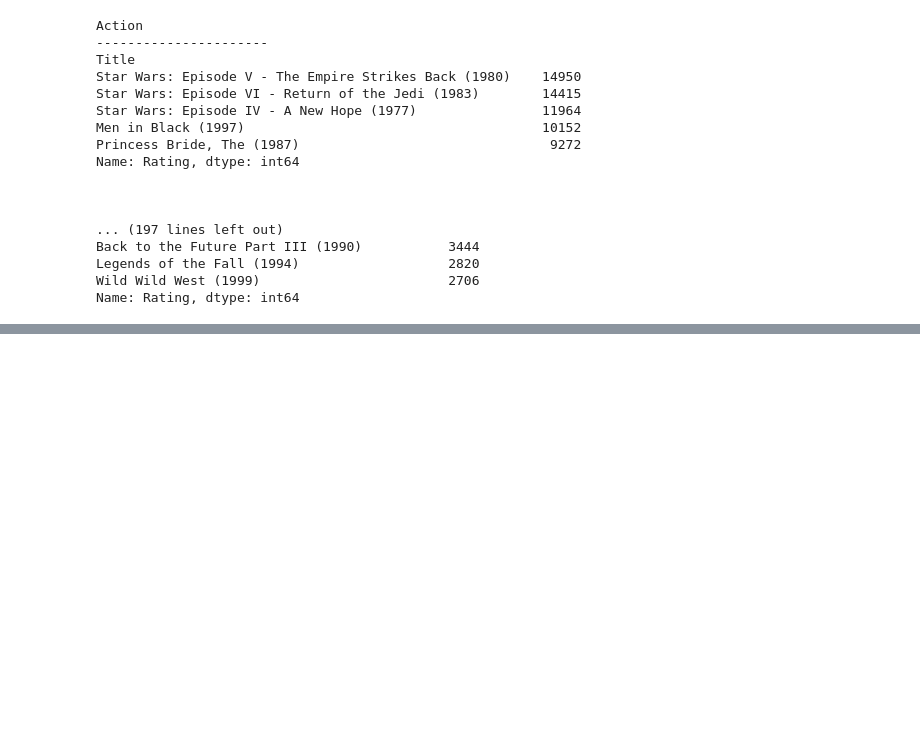
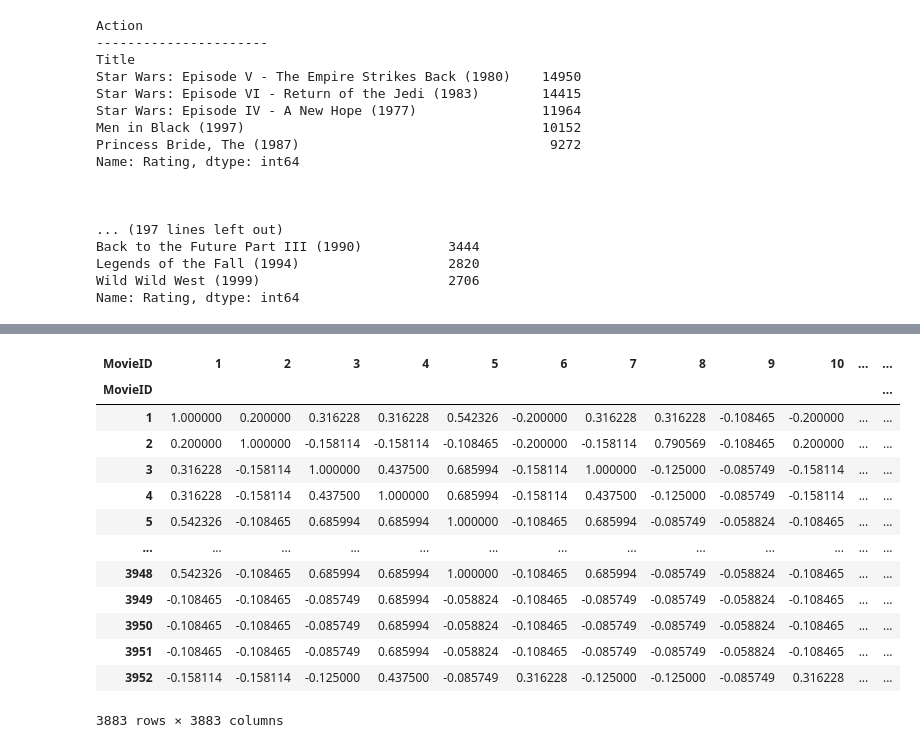
Before and after one commit to anidec25/Linear-Regression, a Jupyter notebook: Recommender System/zee_casestudy.ipynb, the cells around one changed output, grey strips where cells are left out. Saved outputs shown, nothing was run; the diff lists cells and outputs as text; code cells hidden in the pictures; blank space fills up the shorter version.

```diff
--- a/Recommender System/zee_casestudy.ipynb
+++ b/Recommender System/zee_casestudy.ipynb
@@ -907,0 +945,23 @@ Name: Rating, dtype: int64
+# %%
+m = df_movies[["MovieID","Title","Genres"]]
+m["Genres"] = m["Genres"].str.split("|")
+m = m.explode("Genres")
+m["Genres"] = m["Genres"].replace({"":"Other","Horro":"Horror","Sci-":"Sci-Fi","Sci":"Sci-Fi","Sci-F":"Sci-Fi","Dr":"Drama","Documenta":"Documentary",
+                     "Wester":"Western","Fant":"Fantasy","Chil":"Children's","R":"Romance","D":"Drama","Rom":"Romance","Animati":"Animation","Childr":"Children's","Childre":"Children's",
+                     "Fantas":"Fantasy","Come":"Comedy","Dram":"Drama","S":"Sci-Fi","Roma":"Romance","A":"Adventure","Children":"Children's","Adventu":"Adventure","Adv":"Adventure",
+                      "Wa":"War","Thrille"  :"Thriller","Com":"Comedy","Comed":"Comedy","Acti":"Action","Advent":"Adventure","Adventur":"Adventure","Thri":"Thriller",
+                        "Chi":"Children's","Ro":"Romance","F":"Fantasy","We":"Western","Documen":"Documentary","Music":"Musical","Children":"Children's" ,"Horr":"Horror",
+                     "Children'":"Children's","Roman":"Romance","Docu":"Documentary","Th":"Thriller","Document":"Documentary"
+                    })
+
+m = m.pivot_table(values="Title", index="MovieID", columns="Genres", aggfunc= np.size,).fillna(0)
+
+
+def apply(x):
+  if x >= 1:
+    return 1
+  else:
+    return 0
+
+m["Adventure"] = m["Adventure"].apply(apply)
+m = m.astype(int)
@@ -907,0 +1127,19 @@ Name: Rating, dtype: int64
+# %%
+correlated_movie_matrix = m.T.corr()
+# %%
+correlated_movie_matrix
+# %% [output]
+| MovieID | 1 | 2 | 3 | 4 | 5 | 6 | 7 | 8 | 9 | 10 | ... | ... |
+| MovieID |  |  |  |  |  |  |  |  |  |  |  | ... |
+| 1 | 1.000000 | 0.200000 | 0.316228 | 0.316228 | 0.542326 | -0.200000 | 0.316228 | 0.316228 | -0.108465 | -0.200000 | ... | ... |
+| 2 | 0.200000 | 1.000000 | -0.158114 | -0.158114 | -0.108465 | -0.200000 | -0.158114 | 0.790569 | -0.108465 | 0.200000 | ... | ... |
+| 3 | 0.316228 | -0.158114 | 1.000000 | 0.437500 | 0.685994 | -0.158114 | 1.000000 | -0.125000 | -0.085749 | -0.158114 | ... | ... |
+| 4 | 0.316228 | -0.158114 | 0.437500 | 1.000000 | 0.685994 | -0.158114 | 0.437500 | -0.125000 | -0.085749 | -0.158114 | ... | ... |
+| 5 | 0.542326 | -0.108465 | 0.685994 | 0.685994 | 1.000000 | -0.108465 | 0.685994 | -0.085749 | -0.058824 | -0.108465 | ... | ... |
+| ... | ... | ... | ... | ... | ... | ... | ... | ... | ... | ... | ... | ... |
+| 3948 | 0.542326 | -0.108465 | 0.685994 | 0.685994 | 1.000000 | -0.108465 | 0.685994 | -0.085749 | -0.058824 | -0.108465 | ... | ... |
+| 3949 | -0.108465 | -0.108465 | -0.085749 | 0.685994 | -0.058824 | -0.108465 | -0.085749 | -0.085749 | -0.058824 | -0.108465 | ... | ... |
+| 3950 | -0.108465 | -0.108465 | -0.085749 | 0.685994 | -0.058824 | -0.108465 | -0.085749 | -0.085749 | -0.058824 | -0.108465 | ... | ... |
+| 3951 | -0.108465 | -0.108465 | -0.085749 | 0.685994 | -0.058824 | -0.108465 | -0.085749 | -0.085749 | -0.058824 | -0.108465 | ... | ... |
+| 3952 | -0.158114 | -0.158114 | -0.125000 | 0.437500 | -0.085749 | 0.316228 | -0.125000 | -0.125000 | -0.085749 | 0.316228 | ... | ... |
+3883 rows × 3883 columns
```
Also changed, not shown: parts of 65 cells of this notebook.
